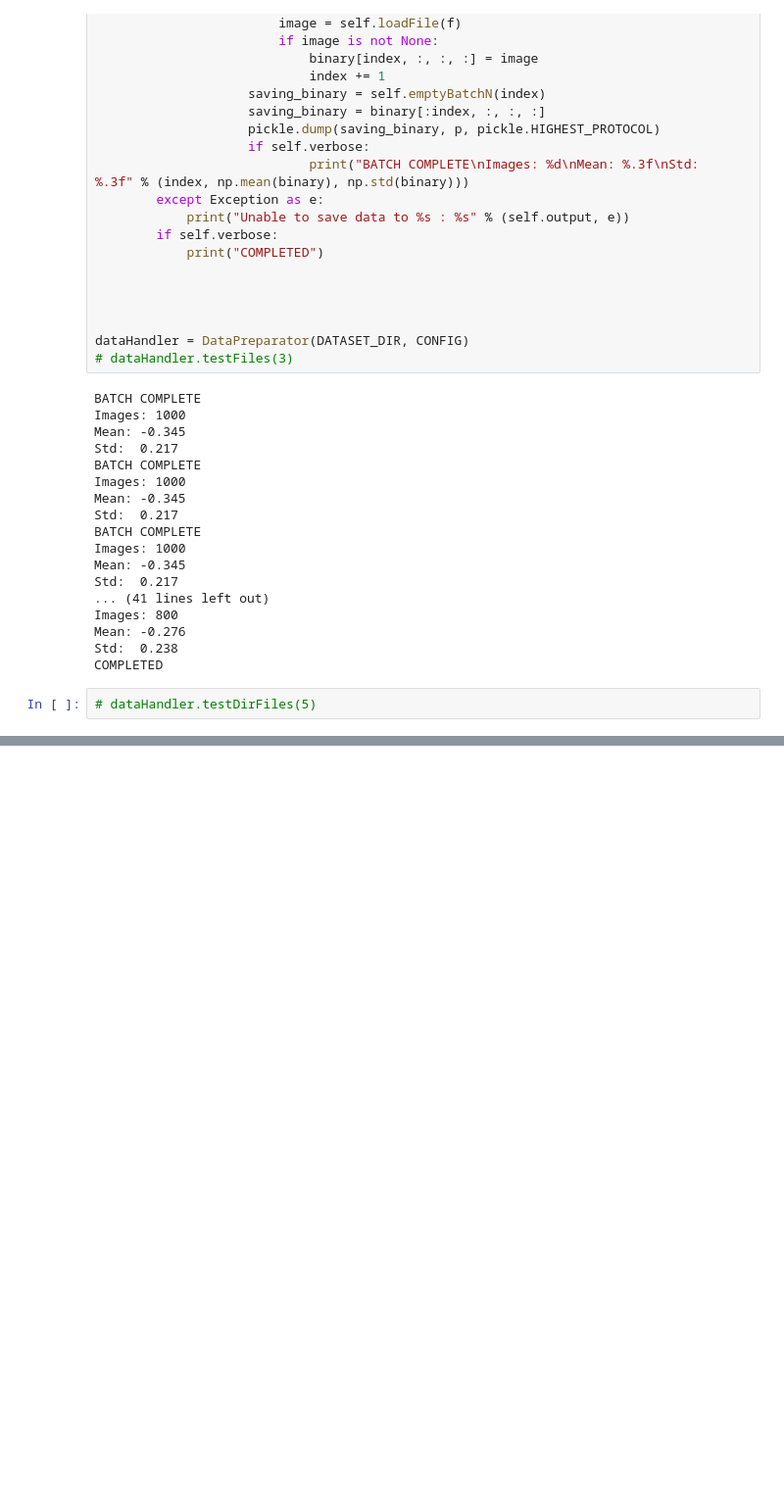
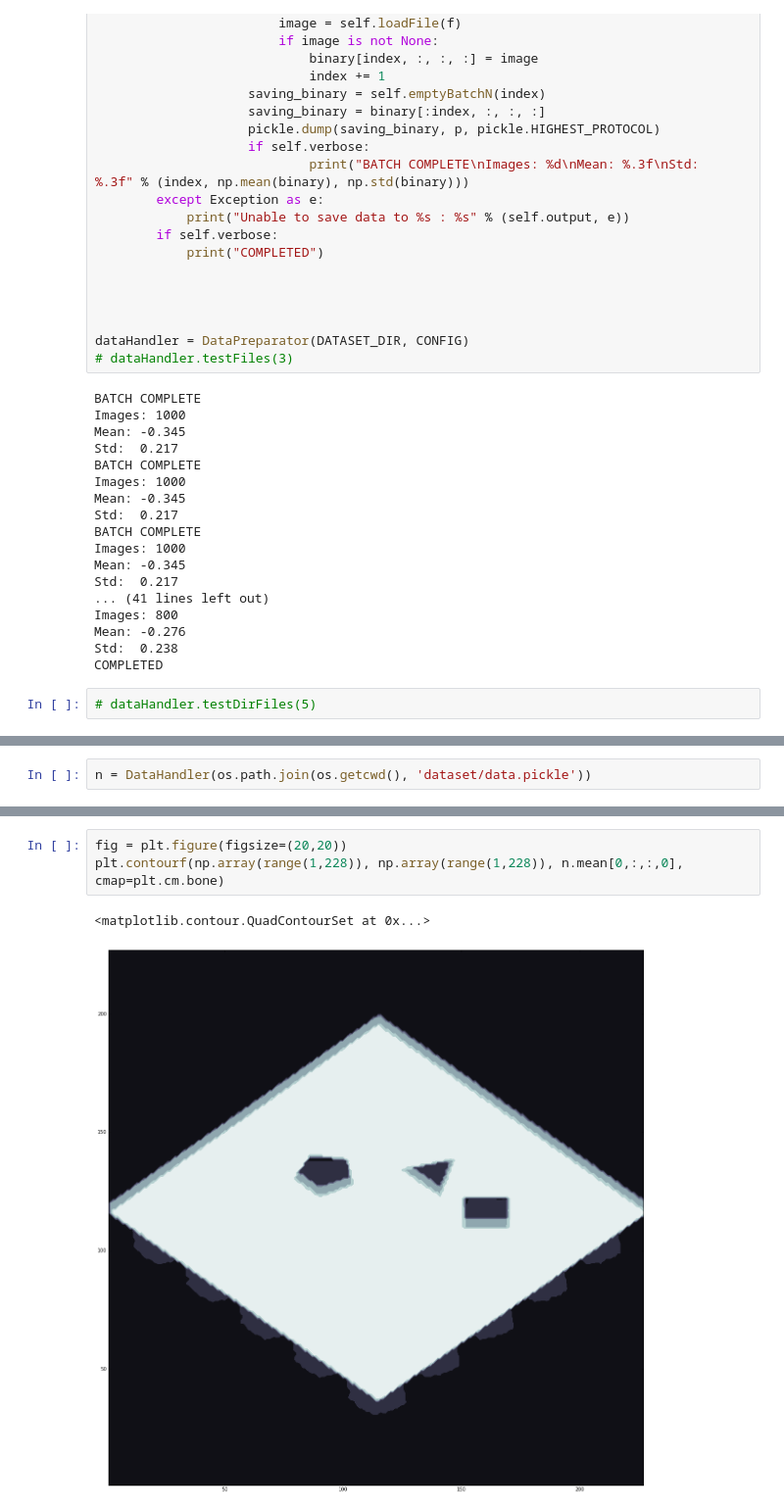
Before and after one commit to MatteoRagni/cae, a Jupyter notebook: DataPreparation.ipynb, the cells around one changed output, grey strips where cells are left out. Shown at 98% size. Cells and saved outputs as stored; diff of their text form; blank space fills up the shorter version.

```diff
--- a/DataPreparation.ipynb
+++ b/DataPreparation.ipynb
@@ -171,0 +326,2 @@ Dataset size = 14
+# %%
+n = DataHandler(os.path.join(os.getcwd(), 'dataset/data.pickle'))
@@ -171,0 +345,6 @@ Dataset size = 14
+# %%
+fig = plt.figure(figsize=(20,20))
+plt.contourf(np.array(range(1,228)), np.array(range(1,228)), n.mean[0,:,:,0], cmap=plt.cm.bone)
+# %% [output]
+<matplotlib.contour.QuadContourSet at 0x...>
+[figure, added]
```
Also changed, not shown: parts of 8 cells of this notebook, 2 other files.
